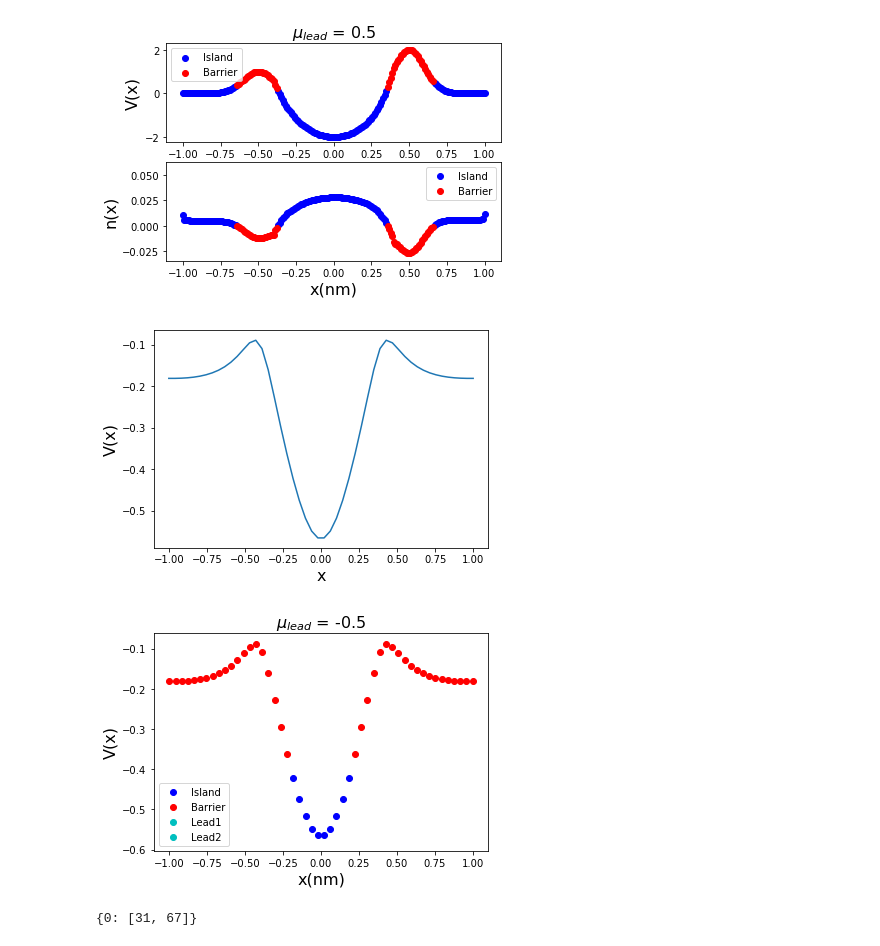
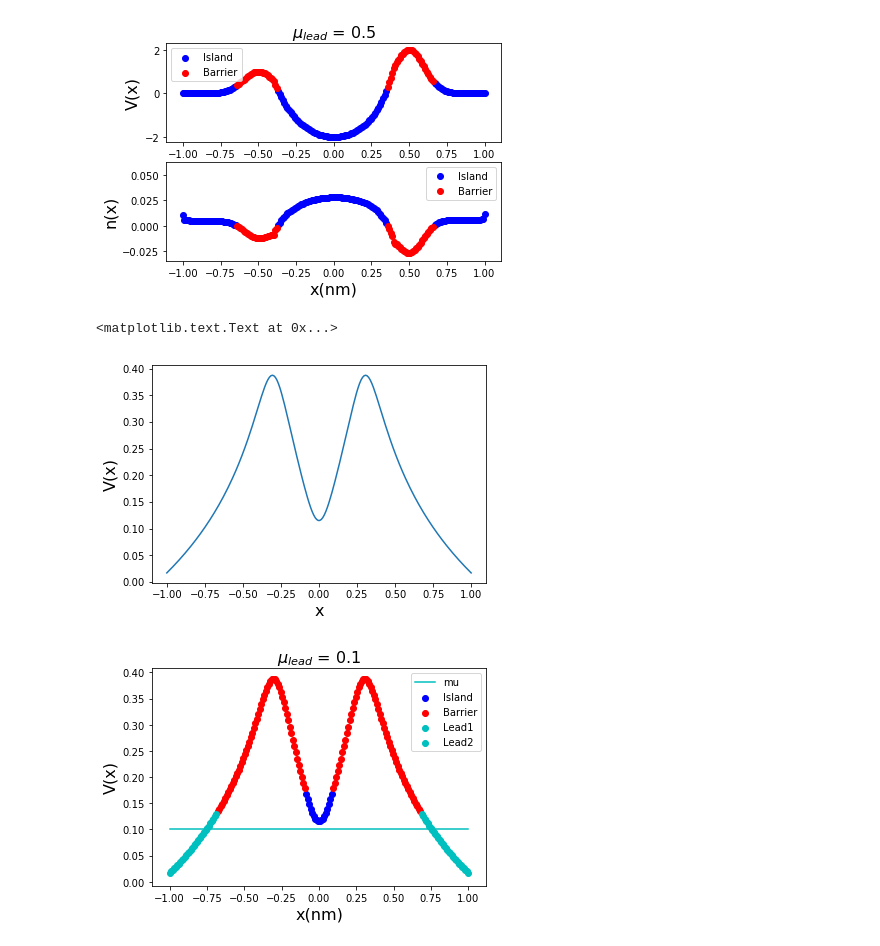
Before and after one commit to Quantumgame/quantum-ml, a Jupyter notebook: ndot/lib/playground.ipynb, the cells around one changed output. Saved outputs shown, nothing was run; the diff lists cells and outputs as text; code cells hidden in the pictures.

Commit message:
added new profile, and a self-consistent model for markov graph

```diff
--- a/ndot/lib/playground.ipynb
+++ b/ndot/lib/playground.ipynb
@@ -93,55 +93,50 @@ axarr[1].set_ylabel('n(x)',fontsize=16)
 [figure]
 # %%
 import numpy as np
-import dot_classifier_tf
-reload(dot_classifier_tf)
+import dot_classifier
+reload(dot_classifier)
 import potential_profile
 reload(potential_profile)
 
-N_grid = 50
+N_grid = 200
 x = np.linspace(-1,1,N_grid)
 
-d = (500e-3,0,0.25)
-b1 = (-200e-3,0.4,0.1)
-b2 = (-200e-3,-0.4,0.1)
+d = (150e-3,0,0.1,1)
+b1 = (-200e-3,-0.3,0.1,1)
+b2 = (-200e-3,0.3,0.1,1)
 
 V = potential_profile.single_dot_V_x_wire(x,d,b1,b2)
 
 plt.figure(1)
 plt.plot(x,V)
 plt.xlabel('x',fontsize=16)
 plt.ylabel('V(x)',fontsize=16)
 
 K = dot_classifier_tf.create_K_matrix(x,E_scale=0.5e-3,sigma=(x[1] - x[0]))
-#K = np.identity(len(x))
-mu = -500e-3
+mu = 100e-3
 
-mask = dot_classifier_tf.get_mask(x,V,K,mu)
+import dot_classifier
+reload(dot_classifier)
+
+mask = dot_classifier.get_mask(x,V,K,mu)
+dot_info = dot_classifier.get_dot_info(mask)
 
 plt.figure(2)
 lead1 = [i for i, ele in enumerate(mask) if ele == 'l1']
 lead2 = [i for i, ele in enumerate(mask) if ele == 'l2']
 barrier = [i for i, ele in enumerate(mask) if ele == 'b']
 dot = [i for i, ele in enumerate(mask) if ele == 'd']
 
 plt.scatter(x[dot],V[dot],color='b')
+plt.plot(x,[mu]*len(x),color='c',label='mu')
 plt.scatter(x[barrier],V[barrier],color='r')
 plt.scatter(x[lead1],V[lead1],color='c')
 plt.scatter(x[lead2],V[lead2],color='c')
-plt.legend(('Island','Barrier','Lead1','Lead2'))
+plt.legend(('mu','Island','Barrier','Lead1','Lead2'))
 plt.xlabel('x(nm)',fontsize=16)
 plt.ylabel('V(x)',fontsize=16)
 plt.title(r'$\mu_{lead}$ = ' + str(mu),fontsize=16)
-
-import dot_classifier
-reload(dot_classifier)
-
-mask = dot_classifier.get_mask(x,V,K,mu)
-dot_info = dot_classifier.get_dot_info(mask)
 # %% [output]
+<matplotlib.text.Text at 0x...>
-[figure, old version]
+[figure, new version]
-[figure, old version]
+[figure, new version]
-# %%
-dot_info
-# %% [output]
-{0: [31, 67]}
```
Also changed, not shown: parts of 2 cells of this notebook, 5 other files.
